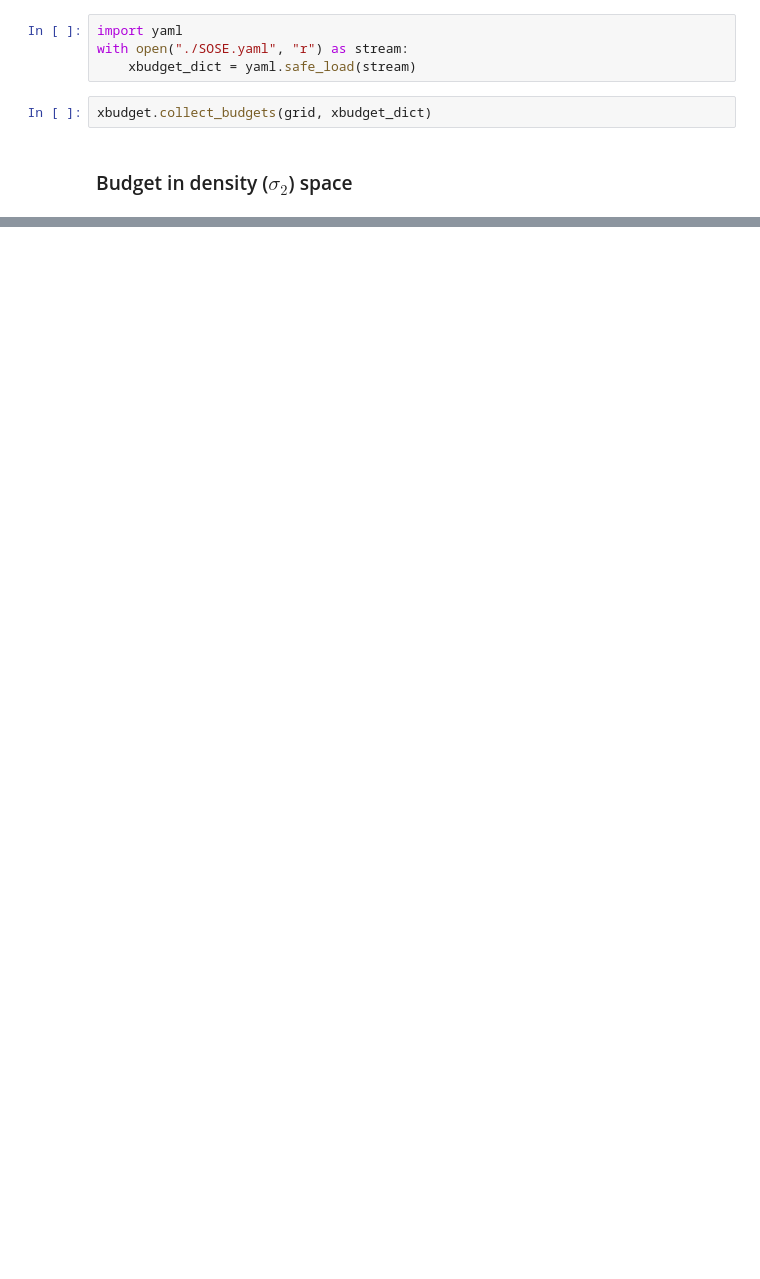
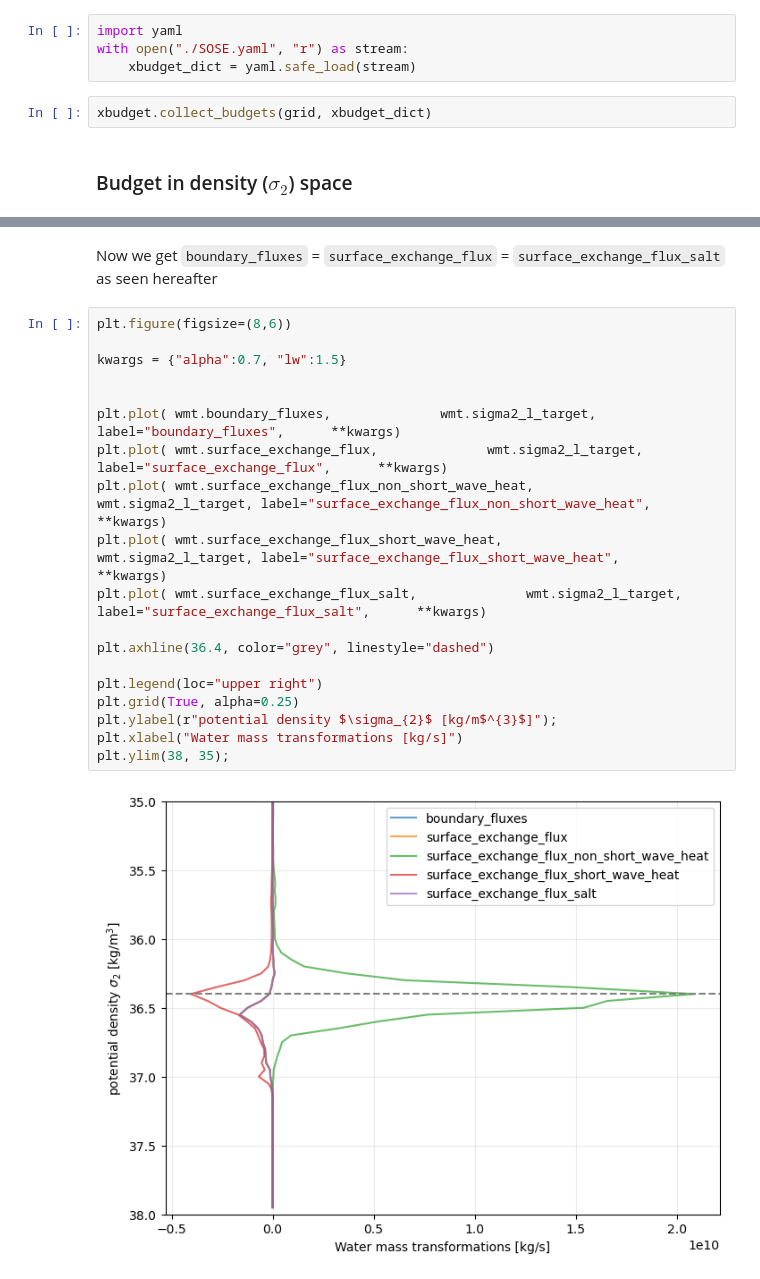
Before and after one commit to NelsonPoumaere/SOSE-budgets-closure, a Jupyter notebook: SOSE_water_mass_budgets.ipynb, the cells around one changed output, grey strips where cells are left out. Drawn from its saved outputs; the diff is of its cells as text; blank space fills up the shorter version.

```diff
--- a/SOSE_water_mass_budgets.ipynb
+++ b/SOSE_water_mass_budgets.ipynb
@@ -186,0 +217,23 @@ plt.ylim(-3.,5.);
+# %% [markdown]
+Now we get `boundary_fluxes` = `surface_exchange_flux` = `surface_exchange_flux_salt` as seen hereafter
+# %%
+plt.figure(figsize=(8,6))
+
+kwargs = {"alpha":0.7, "lw":1.5}
+
+
+plt.plot( wmt.boundary_fluxes,              wmt.sigma2_l_target, label="boundary_fluxes",      **kwargs)
+plt.plot( wmt.surface_exchange_flux,              wmt.sigma2_l_target, label="surface_exchange_flux",      **kwargs)
+plt.plot( wmt.surface_exchange_flux_non_short_wave_heat,              wmt.sigma2_l_target, label="surface_exchange_flux_non_short_wave_heat",      **kwargs)
+plt.plot( wmt.surface_exchange_flux_short_wave_heat,              wmt.sigma2_l_target, label="surface_exchange_flux_short_wave_heat",      **kwargs)
+plt.plot( wmt.surface_exchange_flux_salt,              wmt.sigma2_l_target, label="surface_exchange_flux_salt",      **kwargs)
+
+plt.axhline(36.4, color="grey", linestyle="dashed")
+
+plt.legend(loc="upper right")
+plt.grid(True, alpha=0.25)
+plt.ylabel(r"potential density $\sigma_{2}$ [kg/m$^{3}$]");
+plt.xlabel("Water mass transformations [kg/s]")
+plt.ylim(38, 35);
+# %% [output]
+[figure, added]
```
Also changed, not shown: parts of 18 cells of this notebook.
